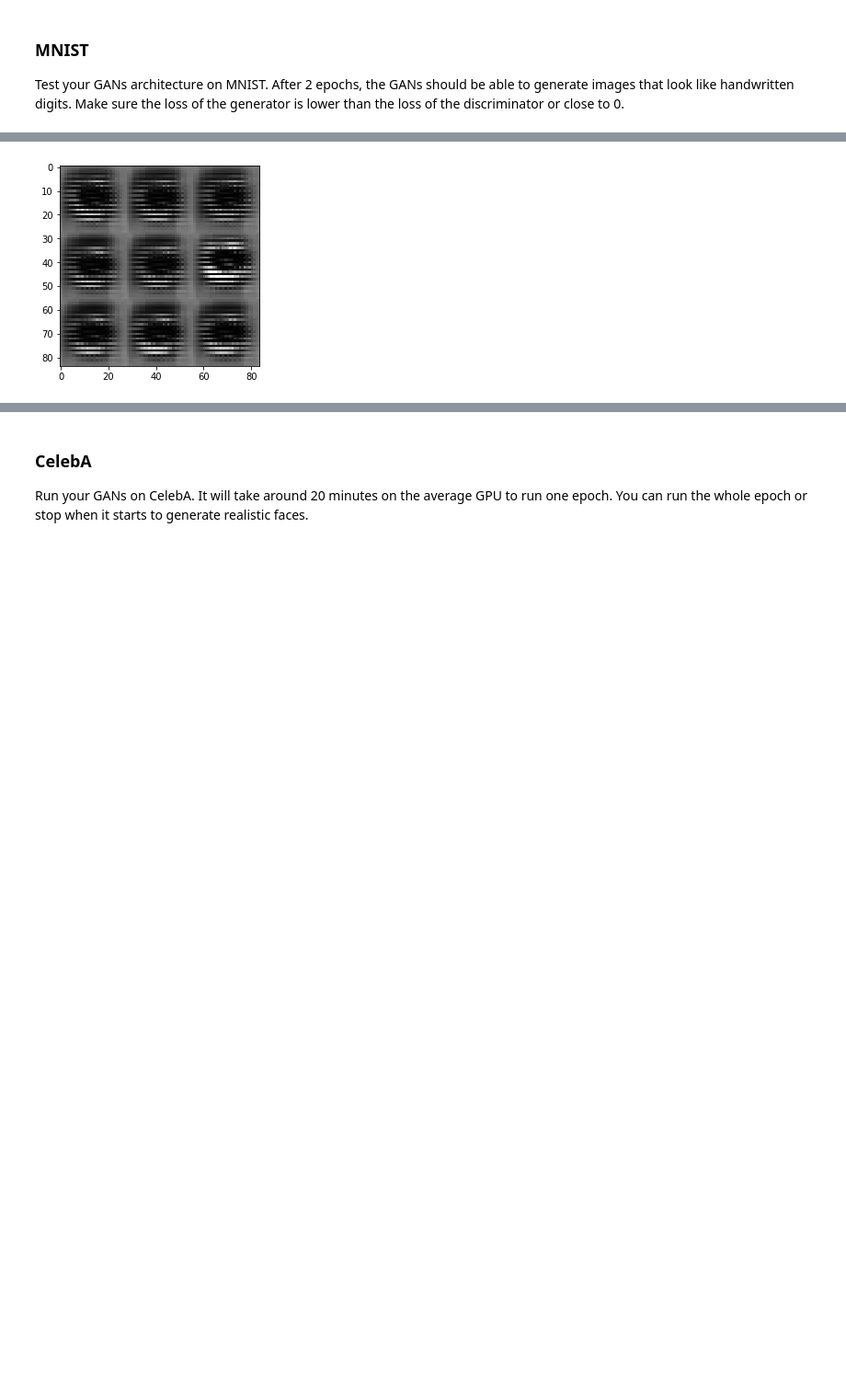
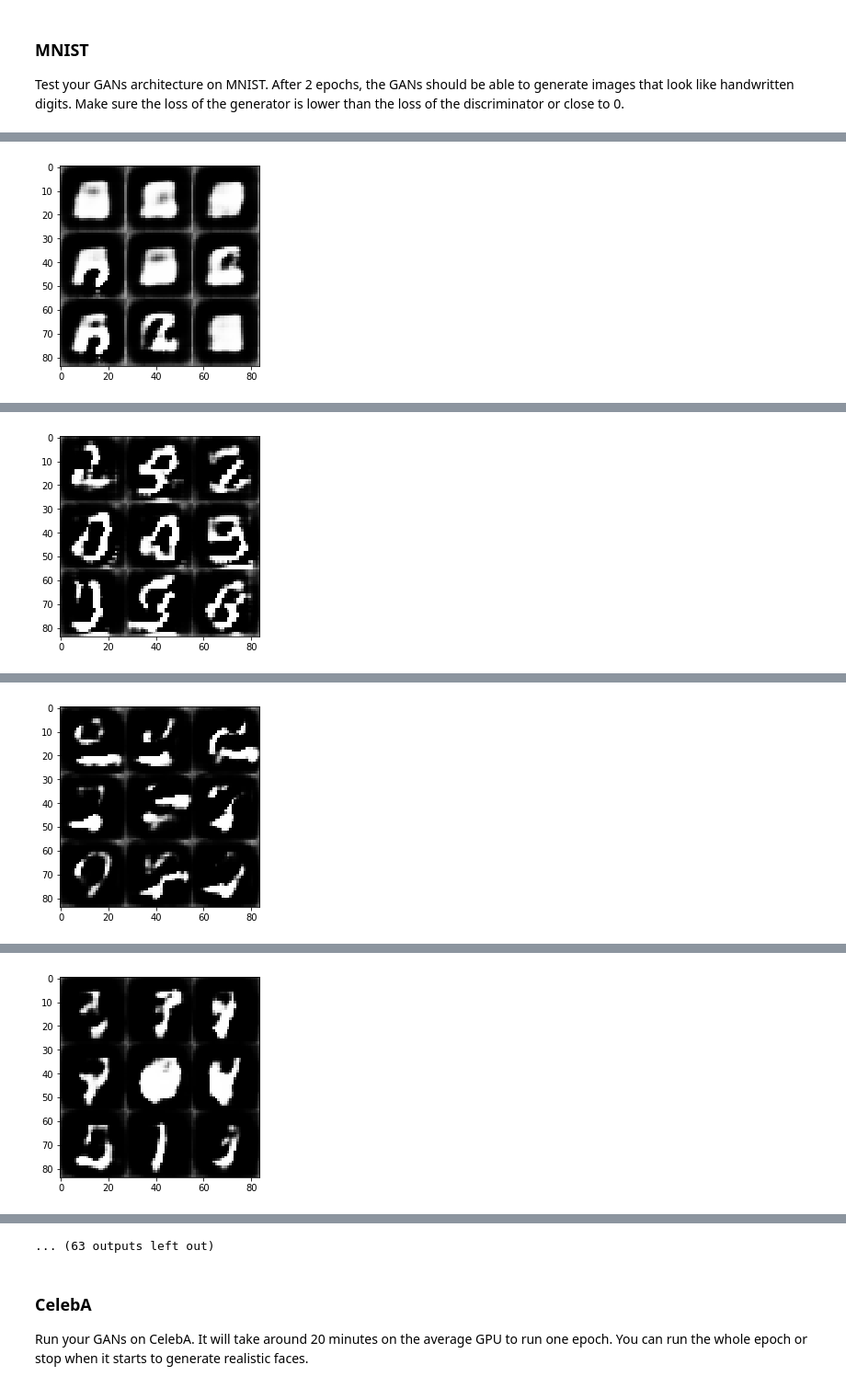
Before and after one commit to blob42/face_generation_gan, a Jupyter notebook: dlnd_face_generation.ipynb, the cells around one changed output, grey strips where cells are left out. Shown at 92% size. Cells and saved outputs as stored; diff of their text form; code cells hidden in the pictures; blank space fills up the shorter version.

```diff
--- a/dlnd_face_generation.ipynb
+++ b/dlnd_face_generation.ipynb
@@ -140,7 +140,7 @@ Tests Passed
 # %% [markdown]
 ### Hyperparameters
 # %%
-alpha = 0.2 # for leaky relu
+alpha = 0.1 # for leaky relu
 print_every = 10
 show_every = 100 #change to 100
 # %% [markdown]
@@ -157,32 +157,33 @@ def discriminator(images, reuse=False):
     with tf.variable_scope('discriminator', reuse=reuse):
 
         # Input layer is 28x28x3
-        x1 = tf.layers.conv2d(images, 32, 5, strides=1, padding='valid')
+        x1 = tf.layers.conv2d(images, 64, 5, strides=1, padding='valid')
         relu1 = tf.maximum(alpha * x1, x1)
         #print(relu1)
-        # 24x24x32
+        # 24x24x64
 
-        x2 = tf.layers.conv2d(relu1, 64, 7, strides=1, padding='valid')
+        x2 = tf.layers.conv2d(relu1, 128, 5, strides=1, padding='valid')
         bn2 = tf.layers.batch_normalization(x2, training=True)
         relu2 = tf.maximum(alpha * bn2, bn2)
         #print(relu2)
-        # 18x18x64
+        # 20x20x128
 
-        x3 = tf.layers.conv2d(relu2, 128, 7, strides=1, padding='valid')
+        x3 = tf.layers.conv2d(relu2, 256, 5, strides=1, padding='valid')
         bn3 = tf.layers.batch_normalization(x3, training=True)
         relu3 = tf.maximum(alpha * bn3, bn3)
         #print(relu3)
-        # 12x12x128
+        # 16x16x256
 
-        x4 = tf.layers.conv2d(relu3, 256, 5, strides=2, padding='valid')
+        x4 = tf.layers.conv2d(relu3, 512, 5, strides=2, padding='valid')
         bn4 = tf.layers.batch_normalization(x4, training=True)
         relu4 = tf.maximum(alpha * bn4, bn4)
         #print(relu4)
-        # 4x4x256
+        # 6x6x512
 
         # Flatten it
-        flat = tf.reshape(relu4, (-1, 4*4*256))
+        flat = tf.reshape(relu4, (-1, 6*6*512))
         logits = tf.layers.dense(flat, 1)
+        #print(flat)
         out = tf.sigmoid(logits)
 
 
@@ -439,7 +443,10 @@ def train(epoch_count, batch_size, z_dim, learning_rate, beta1, get_batches, dat
 
 
 
-                # Optimize generator
+                # Optimize generator (Run twice to avoid faster convergence of D)
+                _ = sess.run(g_train_opt, feed_dict={inputs_z: batch_z,
+                                                     inputs_real: batch_images,
+                                                     lr_rate: learning_rate})
                 _ = sess.run(g_train_opt, feed_dict={inputs_z: batch_z,
                                                      inputs_real: batch_images,
                                                      lr_rate: learning_rate})
@@ -463,14 +470,14 @@ def train(epoch_count, batch_size, z_dim, learning_rate, beta1, get_batches, dat
                           "Generator Loss: {:.4f}".format(g_train_loss))
 
                 if steps % show_every == 0:
-                        show_generator_output(sess, 10, inputs_z, out_channel_dim, data_image_mode)
+                        show_generator_output(sess, 9, inputs_z, out_channel_dim, data_image_mode)
 # %% [markdown]
 ### MNIST
 Test your GANs architecture on MNIST.  After 2 epochs, the GANs should be able to generate images that look like handwritten digits.  Make sure the loss of the generator is lower than the loss of the discriminator or close to 0.
 # %%
-batch_size = 128
+batch_size = 32
 z_dim = 100
-learning_rate = 0.0002
+learning_rate = 0.001
 beta1 = 0.5
 
 
@@ -498 +504 @@ Epoch 1/2-Step 100... Discriminator Loss: 0.4442... Generator Loss: 1.4499
-[figure, old version]
+[figure, new version]
@@ -498,0 +515 @@ Epoch 1/2-Step 100... Discriminator Loss: 0.4442... Generator Loss: 1.4499
+[figure, added]
@@ -498,0 +526 @@ Epoch 1/2-Step 100... Discriminator Loss: 0.4442... Generator Loss: 1.4499
+[figure, added]
@@ -498,0 +537 @@ Epoch 1/2-Step 100... Discriminator Loss: 0.4442... Generator Loss: 1.4499
+[figure, added]
@@ -499,3 +560,4 @@ Epoch 1/2-Step 100... Discriminator Loss: 0.4442... Generator Loss: 1.4499
+... (63 outputs left out)
 # %% [markdown]
 ### CelebA
 Run your GANs on CelebA.  It will take around 20 minutes on the average GPU to run one epoch.  You can run the whole epoch or stop when it starts to generate realistic faces.
```
Also changed, not shown: parts of 3 cells of this notebook, 3 other files.
